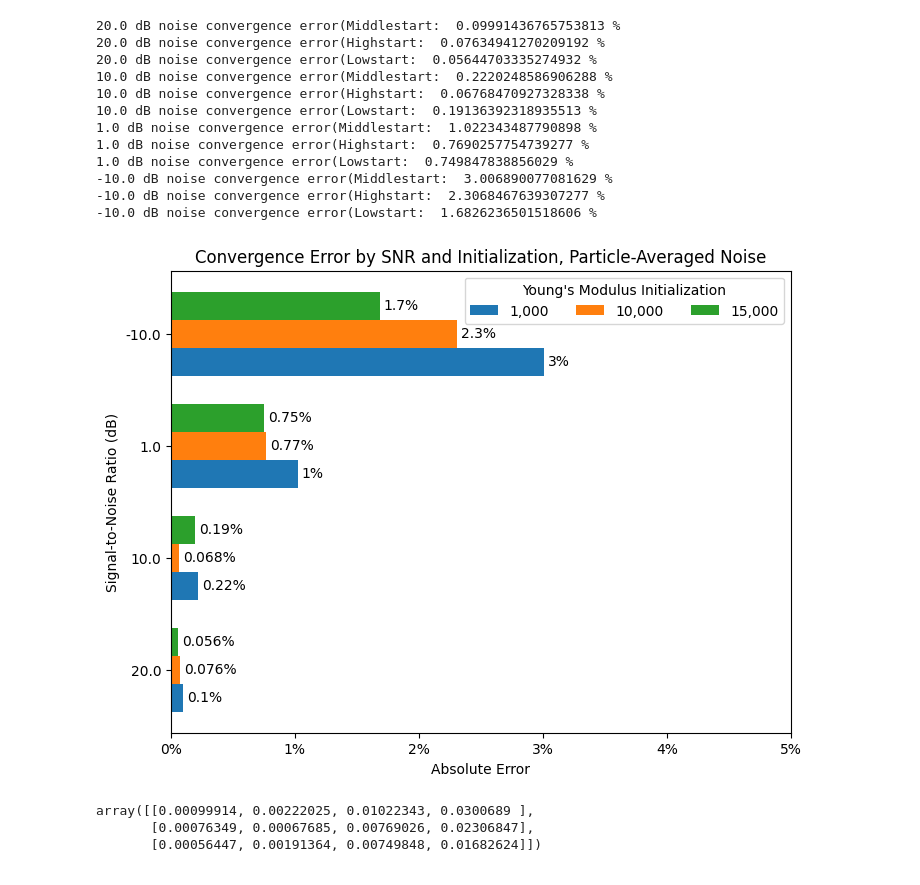
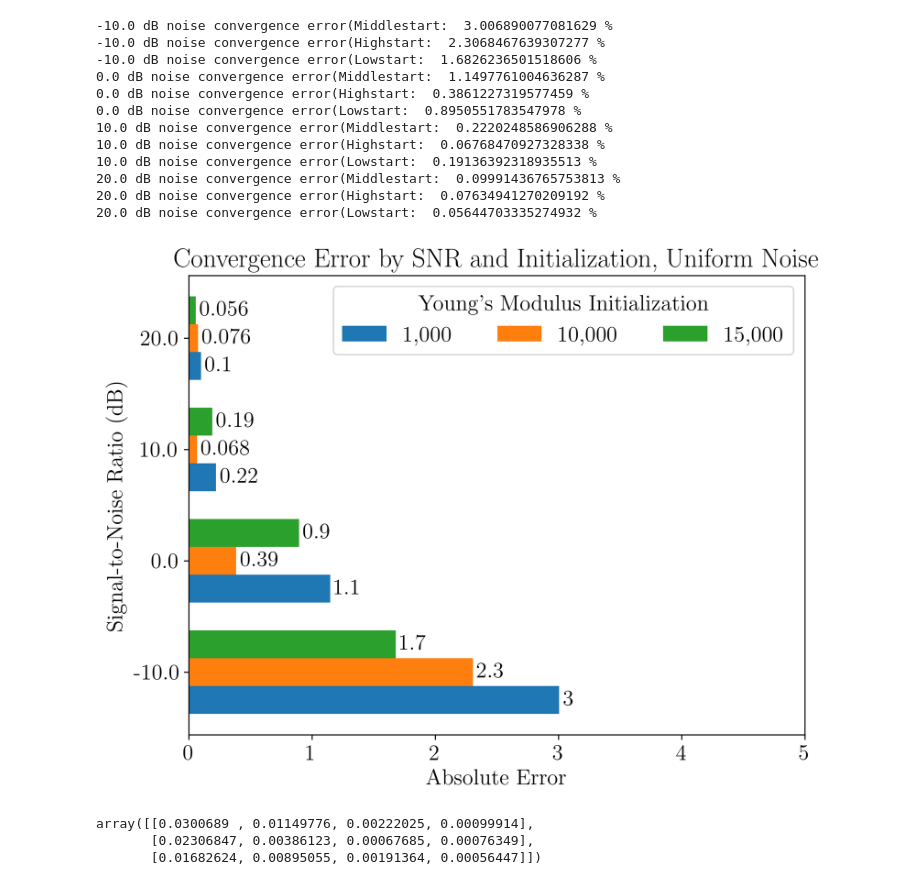
Before and after one commit to geoelements-dev/diffmpm_bridge, a Jupyter notebook: examples/2d_beam_noise_avg/results.ipynb, the cells around one changed output. Cells and saved outputs as stored; diff of their text form; code cells hidden in the pictures.

```diff
--- a/examples/2d_beam_noise_avg/results.ipynb
+++ b/examples/2d_beam_noise_avg/results.ipynb
@@ -59,7 +59,7 @@ for snr in snrs:
 
 
     fig, axs = plt.subplots(2,3, figsize=(12, 6))
-    plt.suptitle('Particle-Averaged Noise, SNR = ' + str(snr_num) + ' dB')
+    # plt.suptitle('Particle-Averaged Noise, SNR = ' + str(snr_num) + ' dB')
     plt.tight_layout(pad=3)
 
 
@@ -107,6 +107,19 @@ for snr in snrs:
         for j, result in enumerate(results):
             axs[index[0], index[1]].plot(result[key], alpha=0.8, label=labels[j])
     axs[0, 1].legend(loc=(-1.2, -1.2), title='Intiial Young\'s Modulus')
+    axs[0, 0].grid(True)
+    axs[0, 1].grid(True)
+    axs[0, 2].grid(True)
+    axs[1, 1].grid(True)
+    axs[1, 2].grid(True)
+    # axs[0, 1].set_xticks(np.arange(0, 30, 5))
+    # axs[0, 2].set_xticks(np.arange(0, 30, 5))
+    # axs[1, 1].set_xticks(np.arange(0, 30, 5))
+    # axs[1, 2].set_xticks(np.arange(0, 30, 5))
+    axs[0, 0].set_yticks([1e9, 1e10, 1e11])
+    # axs[0, 2].set_yticks(np.arange(2500, 15000, 2500))
+    # axs[1, 1].set_yticks(np.arange(2500, 15000, 2500))
+    # axs[1, 2].set_yticks(np.arange(2500, 15000, 2500))
     plt.show()
 # %% [output]
 -10.0 dB noise convergence error(Highstart:  3.006890077081629 %
@@ -141,6 +154,7 @@ for snr in snrs:
 import matplotlib.pyplot as plt
 import numpy as np
 import matplotlib.ticker as mtick
+import json
 
 snrs = [
     '20',
@@ -148,6 +162,7 @@ snrs = [
     '0',
     '-10',
     ]
+snrs.reverse()
 snr_strs = [str(float(snr)) for snr in snrs]
 initializations = ['1,000', '10,000', '15,000']
 errs = []
@@ -194,47 +209,55 @@ penguin_means = {
 }
 
 x = np.arange(len(snr_strs))  # the label locations
 width = 0.25  # the width of the bars
 multiplier = 0
 
+import matplotlib.pyplot as plt
+import matplotlib
+matplotlib.rc('text', usetex = True)
+plt.rcParams["font.family"] = "Times New Roman"
+plt.rcParams['figure.dpi'] = 300
+font = {'size'   : 16}
+matplotlib.rc('font', **font)
+
 fig, ax = plt.subplots(figsize=(8,6))
 fmt = '%.2g%%' # Format you want the ticks, e.g. '40%'
 xticks = mtick.FormatStrFormatter(fmt)
 ax.xaxis.set_major_formatter(xticks)
 
 for attribute, measurement in penguin_means.items():
     offset = width * multiplier
     rects = ax.barh(x + offset, measurement*100, width, label=attribute)
     ax.bar_label(rects, padding=3, fmt='%.2g%%')
     multiplier += 1
 
 # Add some text for labels, title and custom x-axis tick labels, etc.
 ax.set_xlabel('Absolute Error')
-ax.set_title('Convergence Error by SNR and Initialization, Particle-Averaged Noise')
+ax.set_title('Convergence Error by SNR and Initialization, Uniform Noise')
 ax.set_yticks(x + width, species)
 ax.set_ylabel('Signal-to-Noise Ratio (dB)')
 ax.legend(ncols=3, title='Young\'s Modulus Initialization')
 ax.set_xlim(0, 5)
 
 plt.show()
 errs
 # %% [output]
+-10.0 dB noise convergence error(Middlestart:  3.006890077081629 %
+-10.0 dB noise convergence error(Highstart:  2.3068467639307277 %
+-10.0 dB noise convergence error(Lowstart:  1.6826236501518606 %
+0.0 dB noise convergence error(Middlestart:  1.1497761004636287 %
+0.0 dB noise convergence error(Highstart:  0.3861227319577459 %
+0.0 dB noise convergence error(Lowstart:  0.8950551783547978 %
+10.0 dB noise convergence error(Middlestart:  0.2220248586906288 %
+10.0 dB noise convergence error(Highstart:  0.06768470927328338 %
+10.0 dB noise convergence error(Lowstart:  0.19136392318935513 %
 20.0 dB noise convergence error(Middlestart:  0.09991436765753813 %
 20.0 dB noise convergence error(Highstart:  0.07634941270209192 %
 20.0 dB noise convergence error(Lowstart:  0.05644703335274932 %
-10.0 dB noise convergence error(Middlestart:  0.2220248586906288 %
-10.0 dB noise convergence error(Highstart:  0.06768470927328338 %
-10.0 dB noise convergence error(Lowstart:  0.19136392318935513 %
-1.0 dB noise convergence error(Middlestart:  1.022343487790898 %
-1.0 dB noise convergence error(Highstart:  0.7690257754739277 %
-1.0 dB noise convergence error(Lowstart:  0.749847838856029 %
--10.0 dB noise convergence error(Middlestart:  3.006890077081629 %
--10.0 dB noise convergence error(Highstart:  2.3068467639307277 %
--10.0 dB noise convergence error(Lowstart:  1.6826236501518606 %
-[figure, old version]
+[figure, new version]
-array([[0.00099914, 0.00222025, 0.01022343, 0.0300689 ],
-       [0.00076349, 0.00067685, 0.00769026, 0.02306847],
-       [0.00056447, 0.00191364, 0.00749848, 0.01682624]])
+array([[0.0300689 , 0.01149776, 0.00222025, 0.00099914],
+       [0.02306847, 0.00386123, 0.00067685, 0.00076349],
+       [0.01682624, 0.00895055, 0.00191364, 0.00056447]])
 # %%
 import numpy as np
 import matplotlib.pyplot as plt
```
Also changed, not shown: parts of 2 cells of this notebook, 27 other files.
